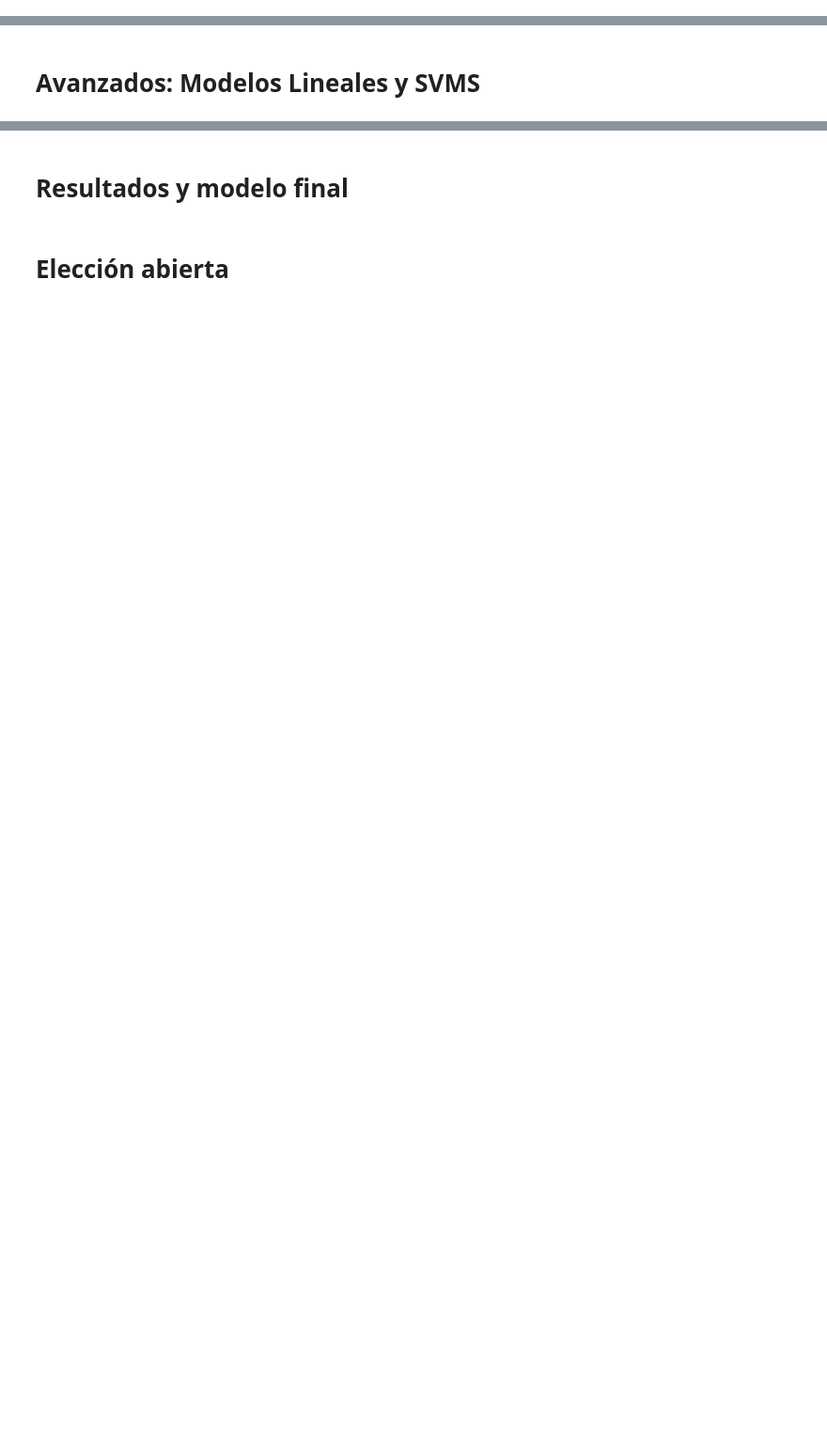
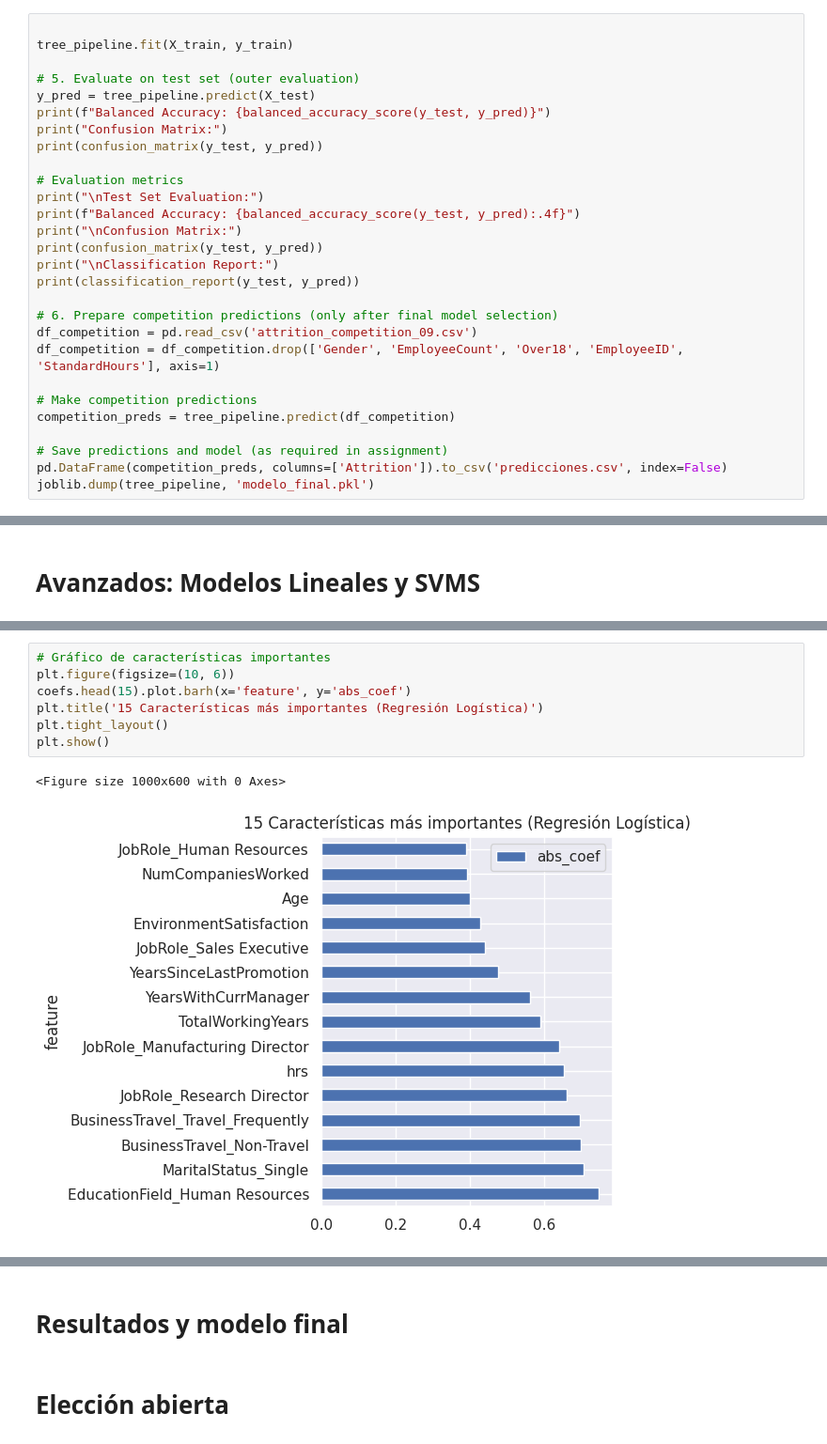
Before and after one commit to Guillermo100472109/Aprendizaje-Automatico, a Jupyter notebook: Entrega.ipynb, the cells around one changed output, grey strips where cells are left out. Shown at 94% size. Saved outputs shown, nothing was run; the diff lists cells and outputs as text; blank space fills up the shorter version.

```diff
--- a/Entrega.ipynb
+++ b/Entrega.ipynb
@@ -544,0 +532,28 @@ ValueError: X has 44 features, but ColumnTransformer is expecting 26 features as
+# %%
+
+tree_pipeline.fit(X_train, y_train)
+
+# 5. Evaluate on test set (outer evaluation)
+y_pred = tree_pipeline.predict(X_test)
+print(f"Balanced Accuracy: {balanced_accuracy_score(y_test, y_pred)}")
+print("Confusion Matrix:")
+print(confusion_matrix(y_test, y_pred))
+
+# Evaluation metrics
+print("\nTest Set Evaluation:")
+print(f"Balanced Accuracy: {balanced_accuracy_score(y_test, y_pred):.4f}")
+print("\nConfusion Matrix:")
+print(confusion_matrix(y_test, y_pred))
+print("\nClassification Report:")
+print(classification_report(y_test, y_pred))
+
+# 6. Prepare competition predictions (only after final model selection)
+df_competition = pd.read_csv('attrition_competition_09.csv')
+df_competition = df_competition.drop(['Gender', 'EmployeeCount', 'Over18', 'EmployeeID', 'StandardHours'], axis=1)
+
+# Make competition predictions
+competition_preds = tree_pipeline.predict(df_competition)
+
+# Save predictions and model (as required in assignment)
+pd.DataFrame(competition_preds, columns=['Attrition']).to_csv('predicciones.csv', index=False)
+joblib.dump(tree_pipeline, 'modelo_final.pkl')
@@ -546,0 +901,10 @@ ValueError: X has 44 features, but ColumnTransformer is expecting 26 features as
+# %%
+# Gráfico de características importantes
+plt.figure(figsize=(10, 6))
+coefs.head(15).plot.barh(x='feature', y='abs_coef')
+plt.title('15 Características más importantes (Regresión Logística)')
+plt.tight_layout()
+plt.show()
+# %% [output]
+<Figure size 1000x600 with 0 Axes>
+[figure, added]
```
Also changed, not shown: parts of 24 cells of this notebook.
